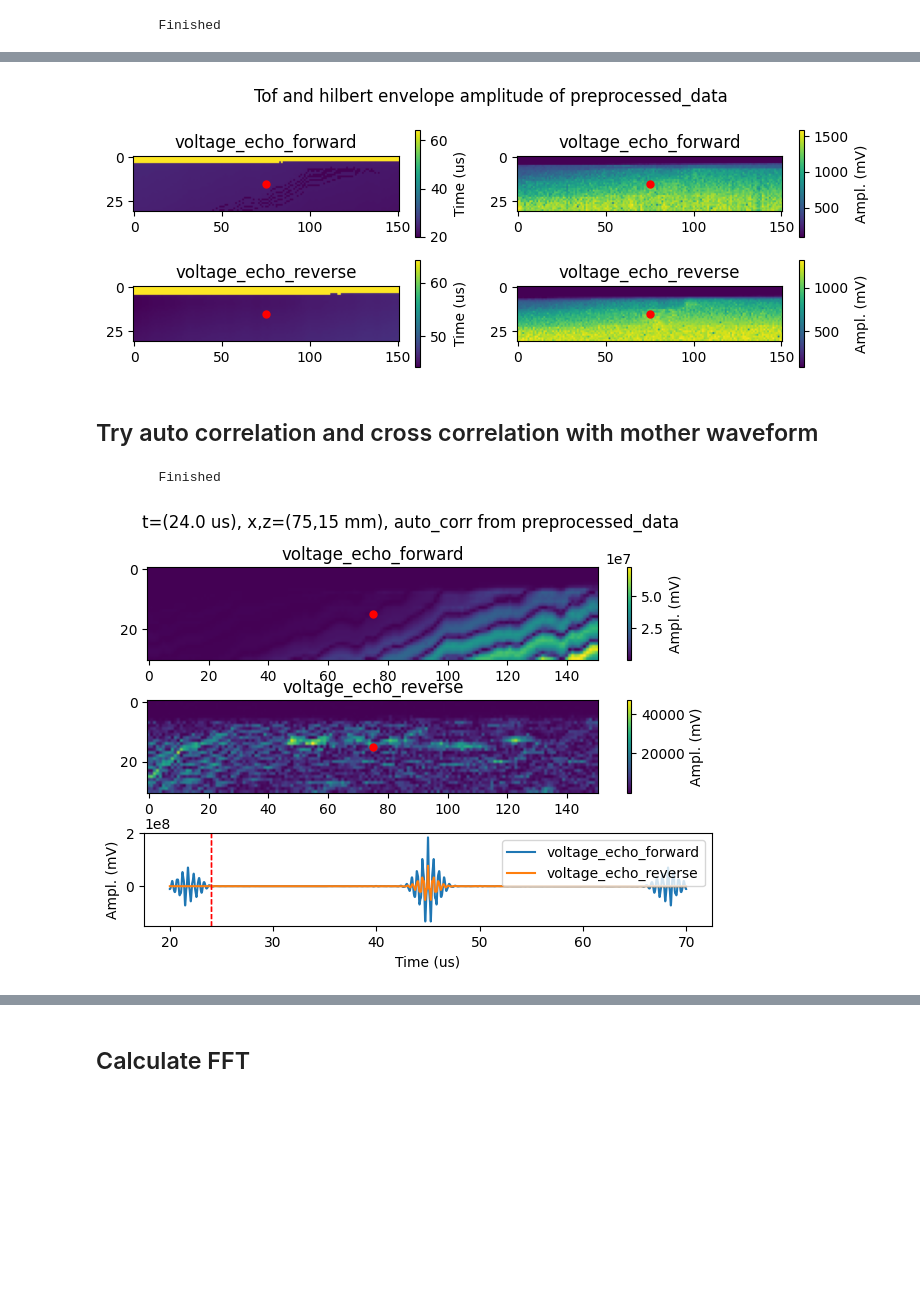
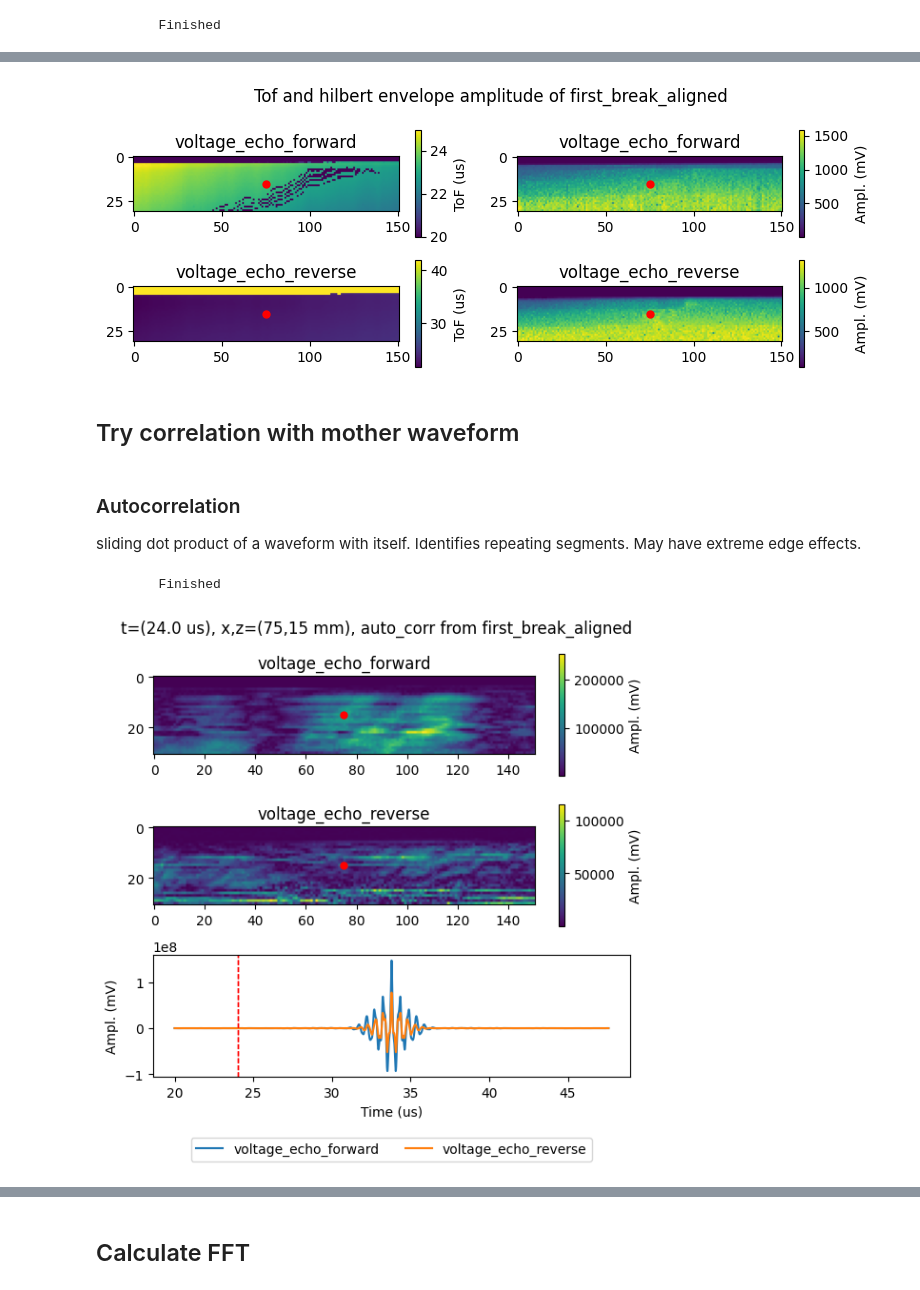
Before and after one commit to zhangxinqiao314/ultrasonic_ml, a Jupyter notebook: Notebooks/fft/h5_workflow.ipynb, the cells around one changed output, grey strips where cells are left out. Saved outputs shown, nothing was run; the diff lists cells and outputs as text; code cells hidden in the pictures; blank space fills up the shorter version.

Commit message:
Fixed correlation and combined fft analysis

```diff
--- a/Notebooks/fft/h5_workflow.ipynb
+++ b/Notebooks/fft/h5_workflow.ipynb
@@ -174,7 +225,11 @@ database.print_schema()
 # %%
-database.amplitude_tof_plot(idx=(75,15), from_group='preprocessed_data')
+database.amplitude_tof_plot(idx=(75,15), from_group='first_break_aligned')
 # %% [output]
-[figure, old version]
+[figure, new version]
 # %% [markdown]
-## Try auto correlation and cross correlation with mother waveform
+## Try correlation with mother waveform
+# %% [markdown]
+### Autocorrelation
+
+sliding dot product of a waveform with itself. Identifies repeating segments. May have extreme edge effects.
 # %%
@@ -182,7 +237,7 @@ database.write_autocorrelation_data(mode='same')
 # %% [output]
         Finished
 # %%
-# This might have extreme edge effects
-database.view_img_plot(idx = (75,15,2000), from_group='preprocessed_data', from_dataset='auto_corr')
+# As you can see, this might have extreme edge effects
+database.view_img_plot(idx = (75,15,2000), from_group='first_break_aligned', from_dataset='auto_corr')
 # %% [output]
-[figure, old version]
+[figure, new version]
```
Also changed, not shown: parts of 27 cells of this notebook, 10 other files.
